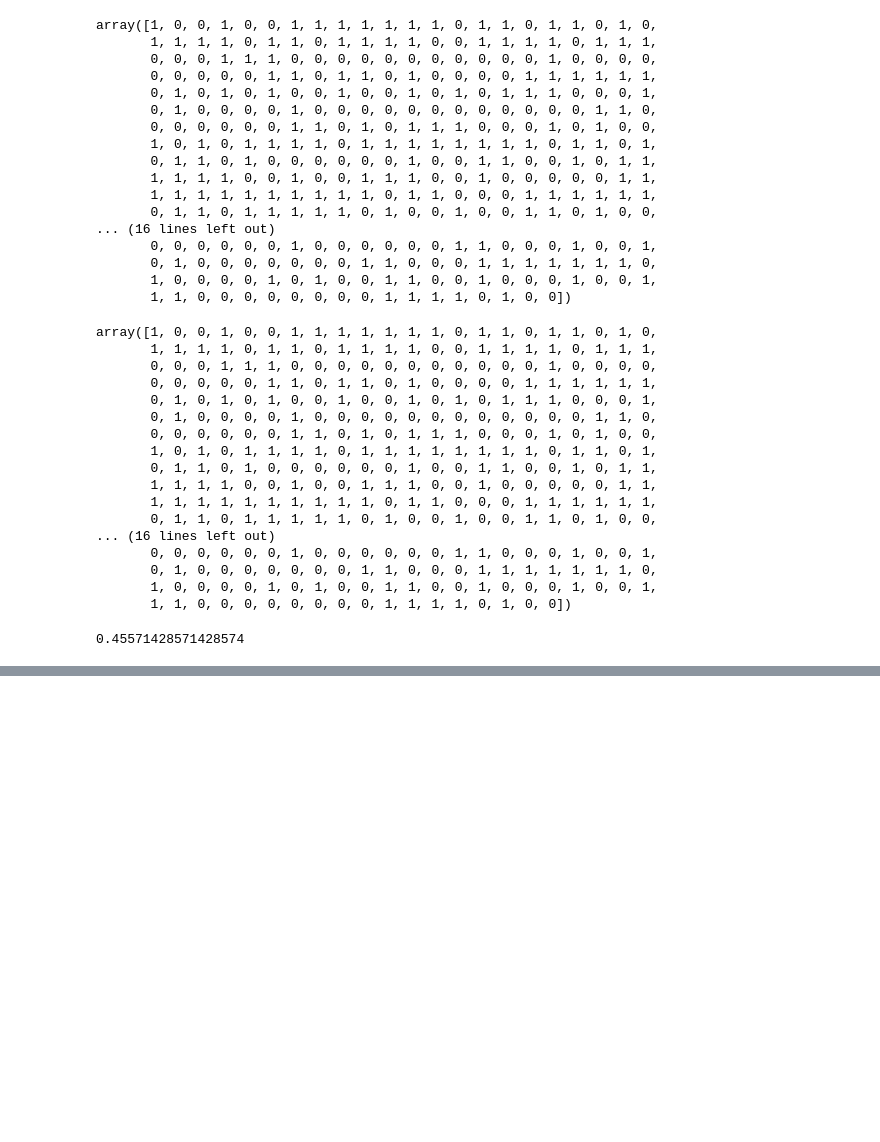
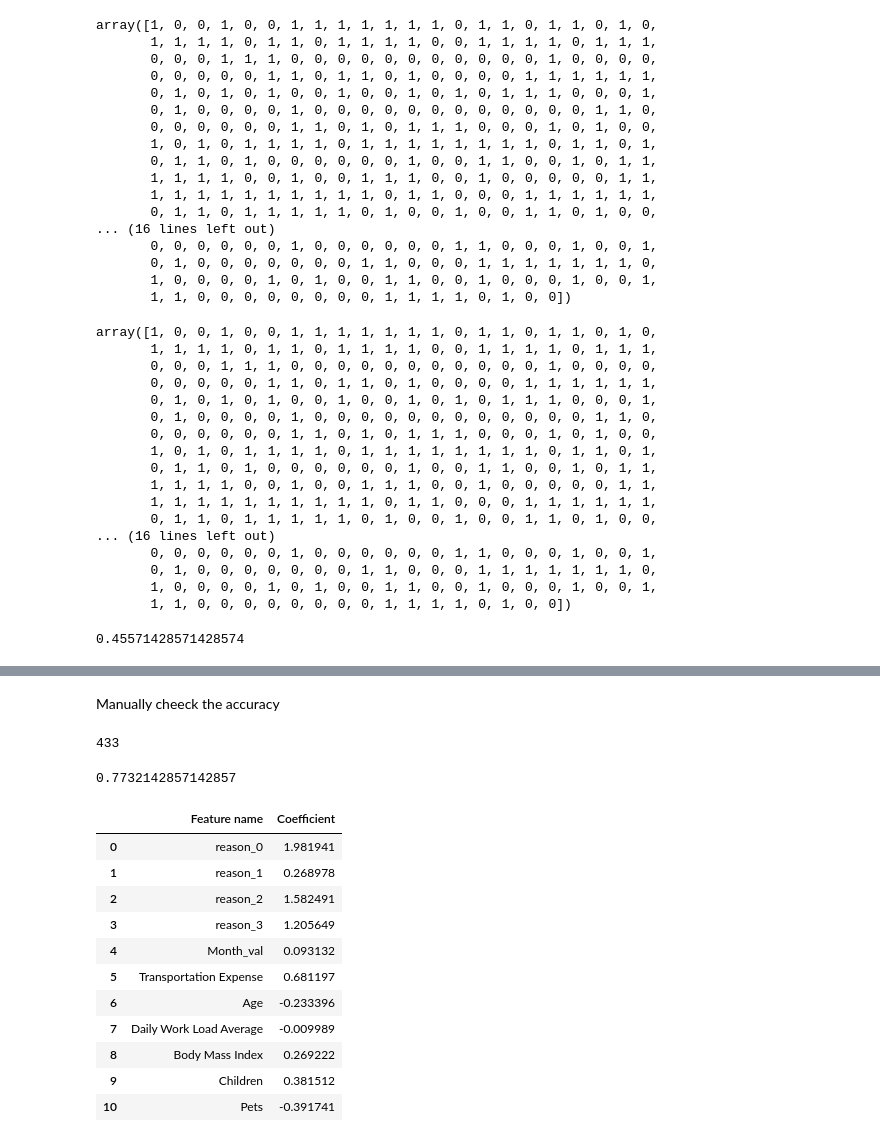
Before and after one commit to sarthak-144/Absenteeism-Data-Analysis, a Jupyter notebook: main.ipynb, the cells around one changed output, grey strips where cells are left out. Saved outputs shown, nothing was run; the diff lists cells and outputs as text; code cells hidden in the pictures; blank space fills up the shorter version.

```diff
--- a/main.ipynb
+++ b/main.ipynb
@@ -100,0 +157,2 @@ unscaled_inputs.head()
+# %%
+x_train, x_test, y_train, y_test = train_test_split(scaled_inputs, targets, train_size=0.8, random_state=2)
@@ -100,0 +170,4 @@ unscaled_inputs.head()
+# %%
+reg = LogisticRegression()
+# %%
+reg.fit(x_train, y_train)
@@ -100,0 +180,2 @@ unscaled_inputs.head()
+# %% [markdown]
+Manually cheeck the accuracy
@@ -100,0 +184,8 @@ unscaled_inputs.head()
+# %%
+np.sum(model_output == y_train)
+# %% [output]
+433
+# %%
+np.sum(model_output == y_train)/model_output.shape[0]
+# %% [output]
+0.7732142857142857
@@ -100,0 +194,17 @@ unscaled_inputs.head()
+# %%
+summaryTable = pd.DataFrame(columns=['Feature name'], data=feature_name)
+summaryTable['Coefficient'] = np.transpose(reg.coef_)
+summaryTable
+# %% [output]
+|  | Feature name | Coefficient |
+| 0 | reason_0 | 1.981941 |
+| 1 | reason_1 | 0.268978 |
+| 2 | reason_2 | 1.582491 |
+| 3 | reason_3 | 1.205649 |
+| 4 | Month_val | 0.093132 |
+| 5 | Transportation Expense | 0.681197 |
+| 6 | Age | -0.233396 |
+| 7 | Daily Work Load Average | -0.009989 |
+| 8 | Body Mass Index | 0.269222 |
+| 9 | Children | 0.381512 |
+| 10 | Pets | -0.391741 |
```
Also changed, not shown: parts of 34 cells of this notebook, 2 other files.
